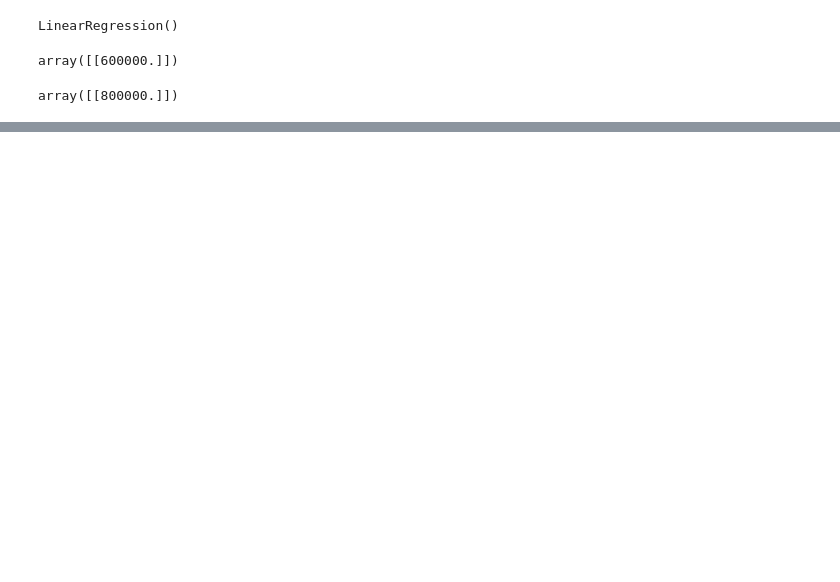
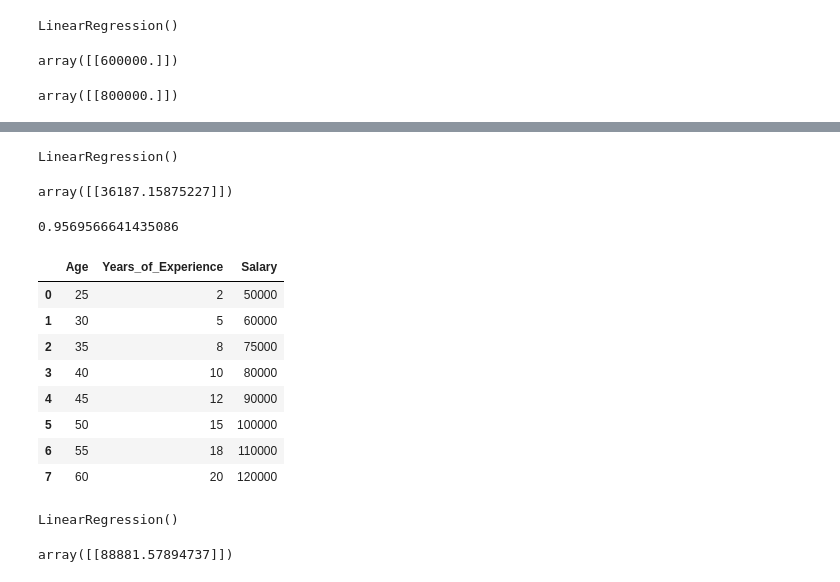
Before and after one commit to rahul-singh2021/machine_learning, a Jupyter notebook: ML_LAB_28_aug.ipynb, the cells around one changed output, grey strips where cells are left out. Saved outputs shown, nothing was run; the diff lists cells and outputs as text; code cells hidden in the pictures; blank space fills up the shorter version.

```diff
--- a/ML_LAB_28_aug.ipynb
+++ b/ML_LAB_28_aug.ipynb
@@ -46,0 +63,32 @@ array([[800000.]])
+# %%
+reg.fit(X,Y)
+# %% [output]
+LinearRegression()
+# %%
+reg.predict([[1.1]])
+# %% [output]
+array([[36187.15875227]])
+# %%
+reg.score(X,Y)
+# %% [output]
+0.9569566641435086
+# %%
+data={
+    'Age': [25,30,35,40,45,50,55,60],
+    'Years_of_Experience': [2,5,8,10,12,15,18,20],
+    'Salary': [50000,60000,75000, 80000, 90000, 100000, 110000, 120000]
+}
+# %%
+file=pd.DataFrame(data)
+# %%
+file
+# %% [output]
+|  | Age | Years_of_Experience | Salary |
+| 0 | 25 | 2 | 50000 |
+| 1 | 30 | 5 | 60000 |
+| 2 | 35 | 8 | 75000 |
+| 3 | 40 | 10 | 80000 |
+| 4 | 45 | 12 | 90000 |
+| 5 | 50 | 15 | 100000 |
+| 6 | 55 | 18 | 110000 |
+| 7 | 60 | 20 | 120000 |
@@ -46,0 +100,8 @@ array([[800000.]])
+# %%
+mod.fit(x,y)
+# %% [output]
+LinearRegression()
+# %%
+mod.predict([[45,12]])
+# %% [output]
+array([[88881.57894737]])
```
Also changed, not shown: parts of 10 cells of this notebook.
